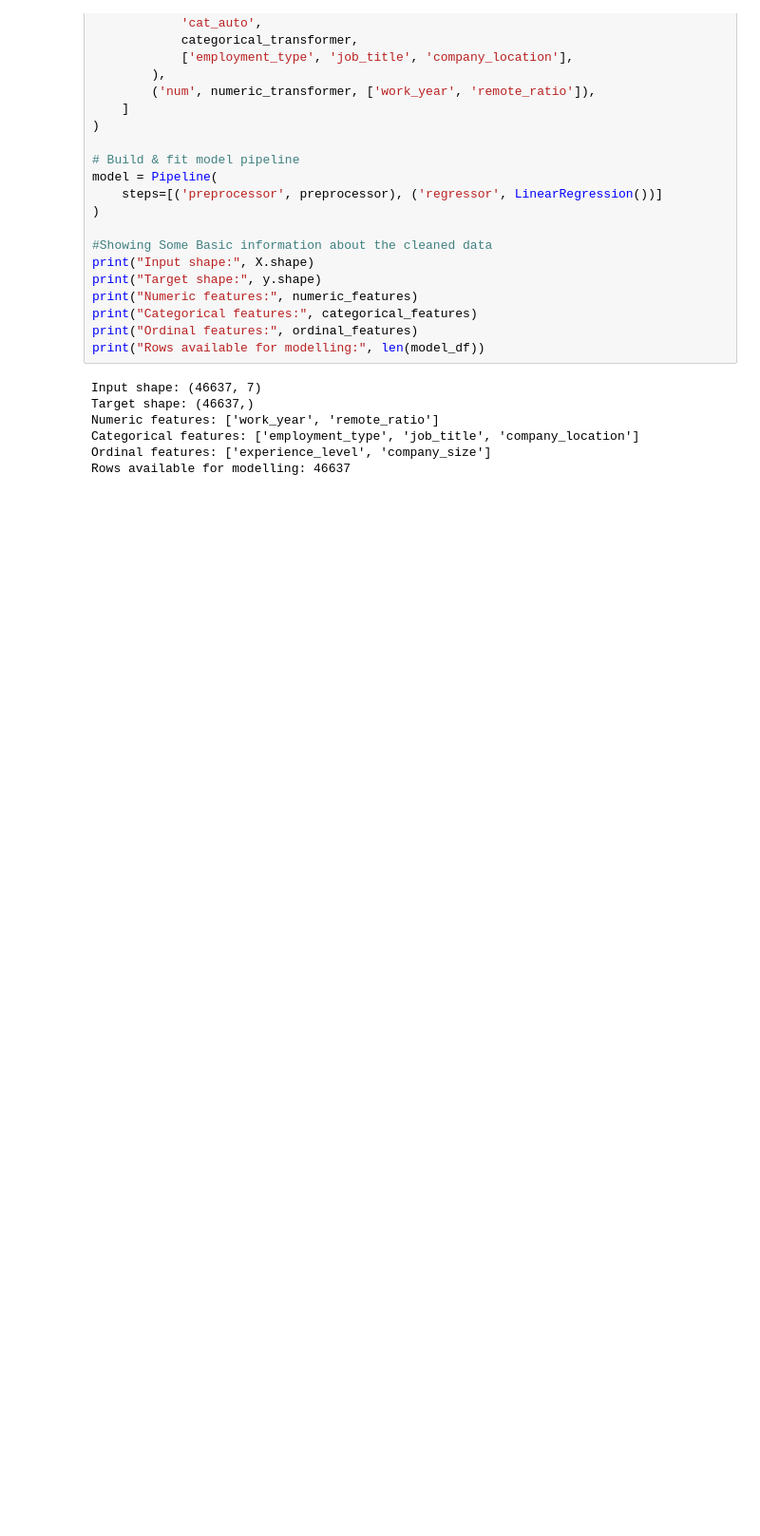
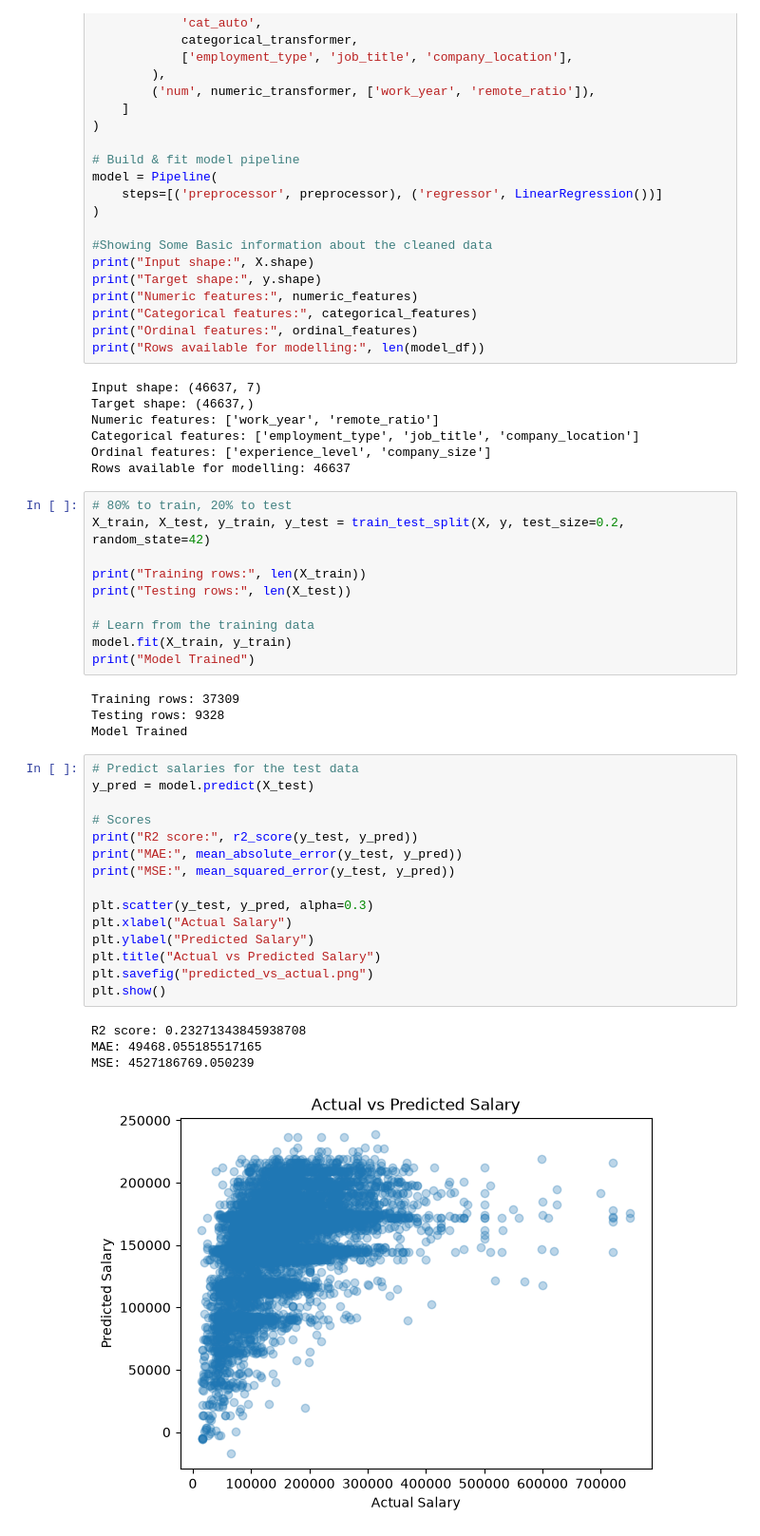
Before and after one commit to 2026esb1489-glitch/-Employee-Salary--Compensation-Prediction-, a Jupyter notebook: AI Project Commit-1.ipynb, the cells around one changed output. Shown at 95% size. Drawn from its saved outputs; the diff is of its cells as text; blank space fills up the shorter version.

Commit message:
Add train test split, evaluation and plot

```diff
--- a/AI Project Commit-1.ipynb
+++ b/AI Project Commit-1.ipynb
@@ -179,3 +179,37 @@ Numeric features: ['work_year', 'remote_ratio']
 Categorical features: ['employment_type', 'job_title', 'company_location']
 Ordinal features: ['experience_level', 'company_size']
 Rows available for modelling: 46637
+# %%
+# 80% to train, 20% to test
+X_train, X_test, y_train, y_test = train_test_split(X, y, test_size=0.2, random_state=42)
+
+print("Training rows:", len(X_train))
+print("Testing rows:", len(X_test))
+
+# Learn from the training data
+model.fit(X_train, y_train)
+print("Model Trained")
+# %% [output]
+Training rows: 37309
+Testing rows: 9328
+Model Trained
+# %%
+# Predict salaries for the test data
+y_pred = model.predict(X_test)
+
+# Scores
+print("R2 score:", r2_score(y_test, y_pred))
+print("MAE:", mean_absolute_error(y_test, y_pred))
+print("MSE:", mean_squared_error(y_test, y_pred))
+
+plt.scatter(y_test, y_pred, alpha=0.3)
+plt.xlabel("Actual Salary")
+plt.ylabel("Predicted Salary")
+plt.title("Actual vs Predicted Salary")
+plt.savefig("predicted_vs_actual.png")
+plt.show()
+# %% [output]
+R2 score: 0.23271343845938708
+MAE: 49468.055185517165
+MSE: 4527186769.050239
+[figure, added]
```
Also changed, not shown: 1 other file.
